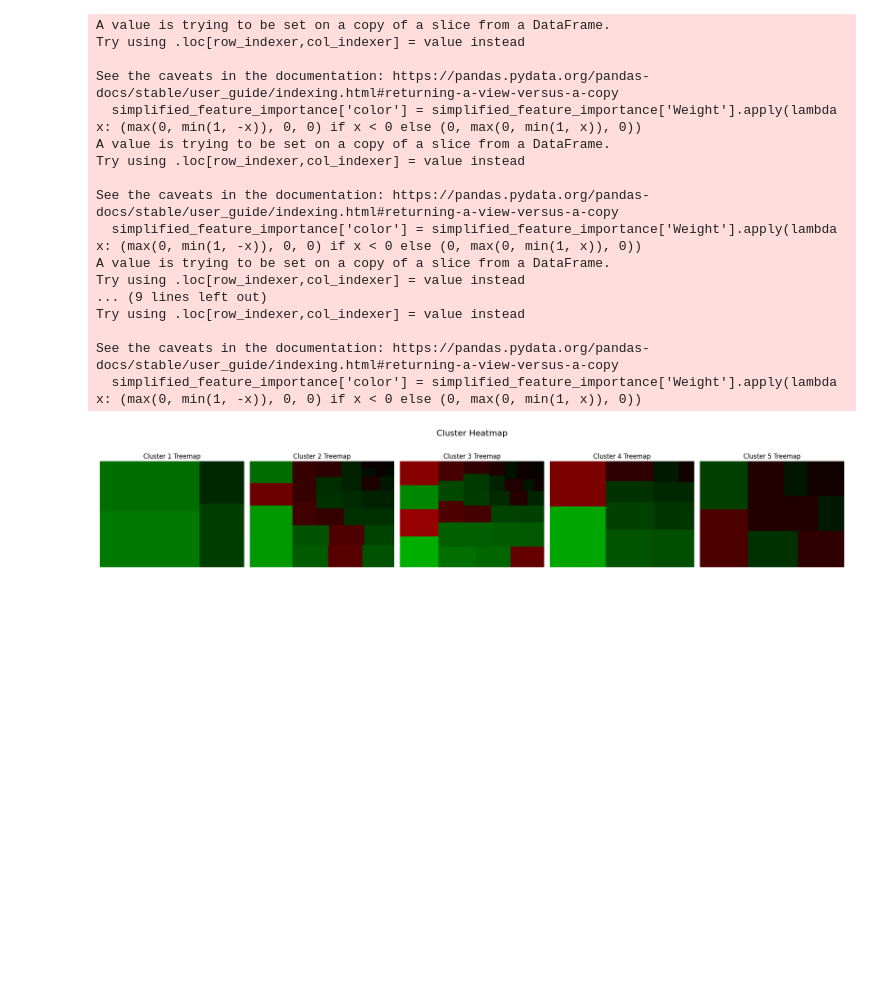
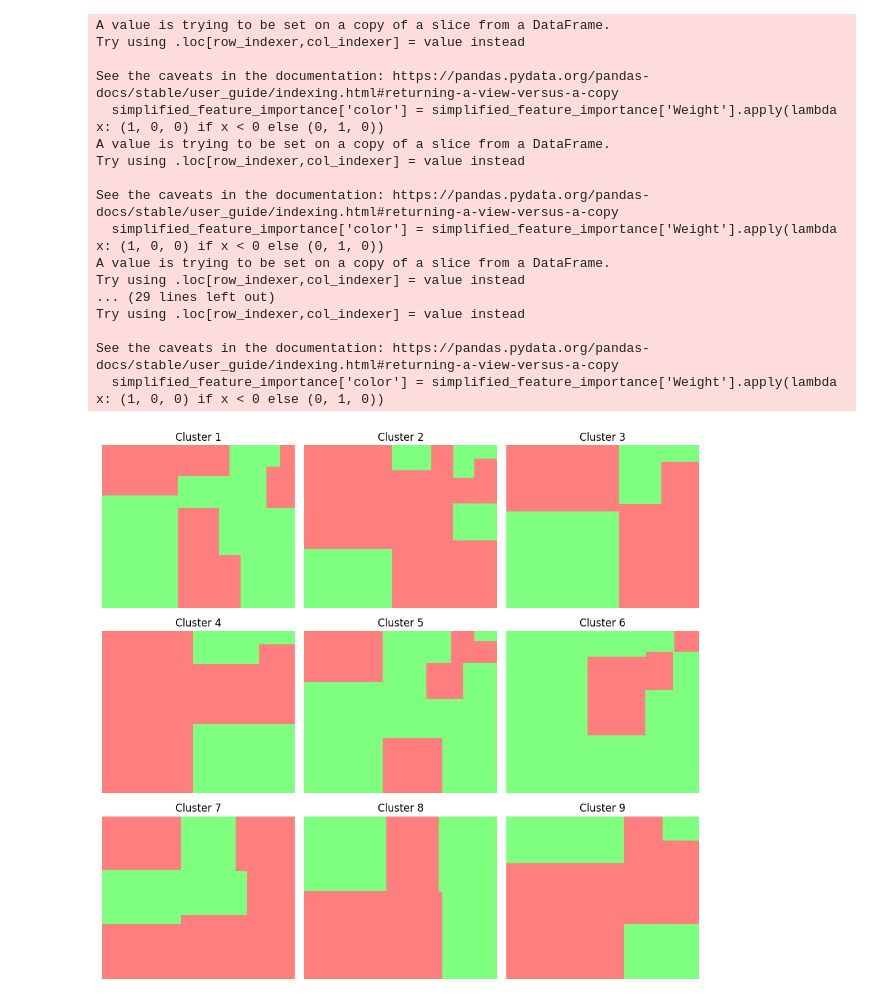
Before and after one commit to JakeAum/USSF_IDEA455_ML, a Jupyter notebook: D4D.ipynb, the cells around one changed output. Cells and saved outputs as stored; diff of their text form; code cells hidden in the pictures; blank space fills up the shorter version.

```diff
--- a/D4D.ipynb
+++ b/D4D.ipynb
@@ -70,9 +74,7 @@ guardianRandomResponse.get_survey()
 # %%
 # Monte Carlo Simulation of 1000 Randomized Surveys with all 100 Questions
-from tqdm import tqdm
-
 survey_list = []
-for i in tqdm(range(1000)):
+for i in tqdm(range(10_000)):
     guardian = LikertSurvey(n_questions=100, randomize_responses=True)
     survey = guardian.get_survey()
     survey_list.append(survey)
@@ -131,7 +133,7 @@ from sklearn.linear_model import LogisticRegression
 from sklearn.metrics import accuracy_score, classification_report
 
 # Generate a random target Variable
-df['STATUS'] = np.random.choice([0, 1], size=len(df), p=[0.6, 0.4])
+df['STATUS'] = np.random.choice([0, 1], size=len(df), p=[0.75, 0.25])
 
 # Split the data into training and testing sets
 X_train, X_test, y_train, y_test = train_test_split(df, df['STATUS'], test_size=0.3, random_state=42)
@@ -210,8 +210,7 @@ for index, row in tqdm(feature_importance.iterrows(), total=feature_importance.s
 # apply clustering to the embeddings to find 5 clusters
 from sklearn.cluster import KMeans
 
-# Initialize KMeans with 5 clusters
-kmeans = KMeans(n_clusters=5, random_state=42)
+kmeans = KMeans(n_clusters=9, random_state=42)
 
 # Fit the KMeans model to the embeddings
 kmeans.fit(np.vstack(feature_importance['embedding'].values))
@@ -220,7 +219,7 @@ kmeans.fit(np.vstack(feature_importance['embedding'].values))
 feature_importance['cluster'] = kmeans.labels_
 
 # For each Cluster Print the top 5 Questions
-for cluster in range(5):
+for cluster in range(9):
     print(f"Group {cluster+1}:")
     top_questions = feature_importance[feature_importance['cluster'] == cluster].sort_values(by='Weight', ascending=False)
     for _, row in top_questions.iterrows():
@@ -250,53 +249,51 @@ Group 2:
 # %%
-# visualize with tree map
-import matplotlib.pyplot as plt
-import squarify    # pip install squarify (algorithm for treemap)
 
-# Set up the figure for subplots
-fig, axes = plt.subplots(1, 5, figsize=(20, 4))
-fig.suptitle('Cluster Heatmap', fontsize=16)
+# Set up the figure for subplots with 2 rows and 4 columns
+fig, axes = plt.subplots(3, 3, figsize=(10, 10))  # Adjusted figsize to better fit two rows
 
 # Generate a treemap plot for each cluster
-for cluster in range(5):
+for cluster in range(9):
     # Filter the questions belonging to the current cluster
     cluster_data = feature_importance[feature_importance['cluster'] == cluster]
 
     # Prepare the data for plotting
     simplified_feature_importance = cluster_data[['Question', 'Weight']]
-    simplified_feature_importance['color'] = simplified_feature_importance['Weight'].apply(lambda x: (max(0, min(1, -x)), 0, 0) if x < 0 else (0, max(0, min(1, x)), 0))
+    simplified_feature_importance['color'] = simplified_feature_importance['Weight'].apply(lambda x: (1, 0, 0) if x < 0 else (0, 1, 0))
 
     # Normalize the weights to ensure the image size is manageable
     normalized_weights = simplified_feature_importance['Weight'].abs()
 
+    # Determine the subplot position
+    ax = axes[cluster // 3, cluster % 3]  # Use integer division and modulus to map cluster to subplot
+
     # Plot the treemap in the corresponding subplot
-    ax = axes[cluster]
     squarify.plot(
         sizes=normalized_weights,
         color=simplified_feature_importance['color'],
-        alpha=1,
+        alpha=0.5,
         ax=ax
     )
-    ax.set_title(f"Cluster {cluster+1} Treemap")
+    ax.set_title(f"Cluster {cluster+1}")
     ax.axis('off')
 
 plt.tight_layout(rect=[0, 0.03, 1, 0.95])
 plt.show()
 # %% [output]
 A value is trying to be set on a copy of a slice from a DataFrame.
 Try using .loc[row_indexer,col_indexer] = value instead
 
 See the caveats in the documentation: https://pandas.pydata.org/pandas-docs/stable/user_guide/indexing.html#returning-a-view-versus-a-copy
-  simplified_feature_importance['color'] = simplified_feature_importance['Weight'].apply(lambda x: (max(0, min(1, -x)), 0, 0) if x < 0 else (0, max(0, min(1, x)), 0))
+  simplified_feature_importance['color'] = simplified_feature_importance['Weight'].apply(lambda x: (1, 0, 0) if x < 0 else (0, 1, 0))
 A value is trying to be set on a copy of a slice from a DataFrame.
 Try using .loc[row_indexer,col_indexer] = value instead
 
 See the caveats in the documentation: https://pandas.pydata.org/pandas-docs/stable/user_guide/indexing.html#returning-a-view-versus-a-copy
-  simplified_feature_importance['color'] = simplified_feature_importance['Weight'].apply(lambda x: (max(0, min(1, -x)), 0, 0) if x < 0 else (0, max(0, min(1, x)), 0))
+  simplified_feature_importance['color'] = simplified_feature_importance['Weight'].apply(lambda x: (1, 0, 0) if x < 0 else (0, 1, 0))
 A value is trying to be set on a copy of a slice from a DataFrame.
 Try using .loc[row_indexer,col_indexer] = value instead
-... (9 lines left out)
+... (29 lines left out)
 Try using .loc[row_indexer,col_indexer] = value instead
 
 See the caveats in the documentation: https://pandas.pydata.org/pandas-docs/stable/user_guide/indexing.html#returning-a-view-versus-a-copy
-  simplified_feature_importance['color'] = simplified_feature_importance['Weight'].apply(lambda x: (max(0, min(1, -x)), 0, 0) if x < 0 else (0, max(0, min(1, x)), 0))
+  simplified_feature_importance['color'] = simplified_feature_importance['Weight'].apply(lambda x: (1, 0, 0) if x < 0 else (0, 1, 0))
-[figure, old version]
+[figure, new version]
```
Also changed, not shown: parts of 9 cells of this notebook, 2 other files.
